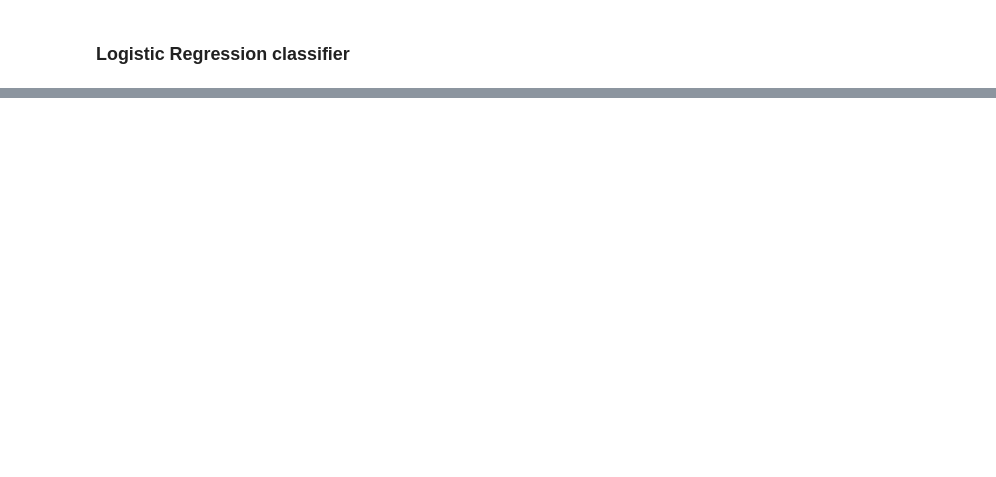
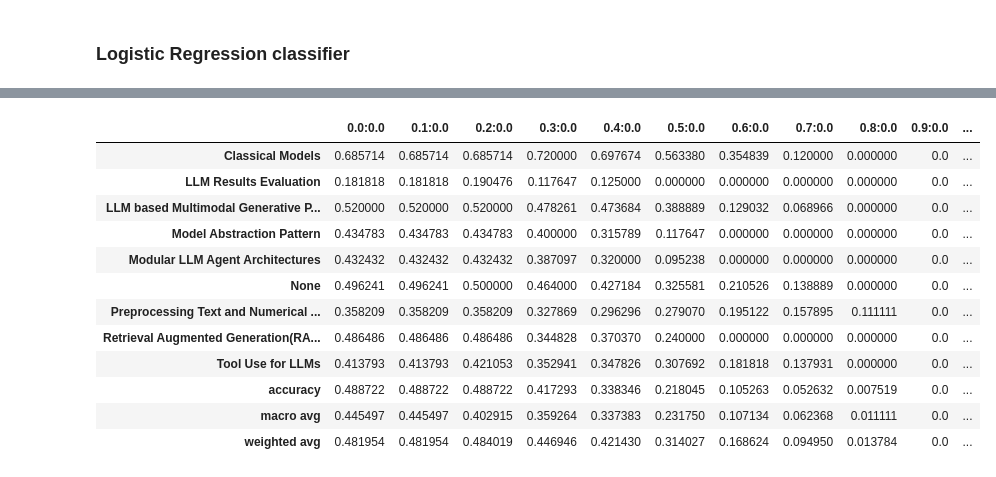
Before and after one commit to HasinthakaPiyumal/AI-Pattern-Mining-Project, a Jupyter notebook: notebooks/3.1.2 Classification Model Developent - II.ipynb, the cells around one changed output, grey strips where cells are left out. Cells and saved outputs as stored; diff of their text form; code cells hidden in the pictures; blank space fills up the shorter version.

```diff
--- a/notebooks/3.1.2 Classification Model Developent - II.ipynb
+++ b/notebooks/3.1.2 Classification Model Developent - II.ipynb
@@ -411,0 +325,2 @@ joblib.dump(label_encoder, ARTIFACT_DIR / "label_encoder.joblib")
+# %%
+lr_train(data)
@@ -411,0 +479,40 @@ joblib.dump(label_encoder, ARTIFACT_DIR / "label_encoder.joblib")
+# %%
+dist = pd.DataFrame(columns=proba_dist[0]['meta_proba'].columns)
+for fold_proba in proba_dist:
+    dist = pd.concat([dist,fold_proba['meta_proba']])
+# %%
+def get_prediction(row, class_threshold=0.5,none_threshold=0.5):
+    high_prob = row.max()
+    if high_prob >= class_threshold:
+        max_class = row.idxmax()
+        return max_class
+    elif high_prob <= none_threshold:
+        return 'None Type'
+    return "Other"
+
+
+def classify(class_threshold,none_threshold,data):
+    y_true = data['pattern'].fillna('None Type')
+    y_pred = data.drop('pattern', axis=1).apply(get_prediction, class_threshold=class_threshold,none_threshold=none_threshold, axis=1)
+    report = classification_report(y_true, y_pred, output_dict=True, zero_division=0)
+    macro = report['macro avg']
+    report_df = pd.DataFrame(report).T
+    return macro['precision'], macro['recall'], macro['f1-score'],report_df
+# %%
+best = None
+best_class_wise = pd.DataFrame()
+for th_t in range(0,100,10):
+    for thn in range(0,100,100):
+        th = th_t/100
+        thn=thn/100
+        precision, recall, f1, report_df = classify(th,thn,dist)
+
+        best_class_wise[str(th)+':'+str(thn)] = report_df['f1-score']
+
+        if best is None or f1 > best[0]:
+            best = (f1, th, precision, recall)
+        print(f"Threshold: {th} => Precision: {precision}, Recall: {recall}, F1-Score: {f1}")
+
+print("-"*10)
+print(f"Best Threshold: {best[1]} => Precision: {best[2]}, Recall: {best[3]}, F1-Score: {best[0]}")
+best_class_wise['best_threshold'] = best_class_wise.idxmax(axis=1)
@@ -411,0 +532,16 @@ joblib.dump(label_encoder, ARTIFACT_DIR / "label_encoder.joblib")
+# %%
+best_class_wise
+# %% [output]
+|  | 0.0:0.0 | 0.1:0.0 | 0.2:0.0 | 0.3:0.0 | 0.4:0.0 | 0.5:0.0 | 0.6:0.0 | 0.7:0.0 | 0.8:0.0 | 0.9:0.0 | ... |
+| Classical Models | 0.685714 | 0.685714 | 0.685714 | 0.720000 | 0.697674 | 0.563380 | 0.354839 | 0.120000 | 0.000000 | 0.0 | ... |
+| LLM Results Evaluation | 0.181818 | 0.181818 | 0.190476 | 0.117647 | 0.125000 | 0.000000 | 0.000000 | 0.000000 | 0.000000 | 0.0 | ... |
+| LLM based Multimodal Generative P... | 0.520000 | 0.520000 | 0.520000 | 0.478261 | 0.473684 | 0.388889 | 0.129032 | 0.068966 | 0.000000 | 0.0 | ... |
+| Model Abstraction Pattern | 0.434783 | 0.434783 | 0.434783 | 0.400000 | 0.315789 | 0.117647 | 0.000000 | 0.000000 | 0.000000 | 0.0 | ... |
+| Modular LLM Agent Architectures | 0.432432 | 0.432432 | 0.432432 | 0.387097 | 0.320000 | 0.095238 | 0.000000 | 0.000000 | 0.000000 | 0.0 | ... |
+| None | 0.496241 | 0.496241 | 0.500000 | 0.464000 | 0.427184 | 0.325581 | 0.210526 | 0.138889 | 0.000000 | 0.0 | ... |
+| Preprocessing Text and Numerical ... | 0.358209 | 0.358209 | 0.358209 | 0.327869 | 0.296296 | 0.279070 | 0.195122 | 0.157895 | 0.111111 | 0.0 | ... |
+| Retrieval Augmented Generation(RA... | 0.486486 | 0.486486 | 0.486486 | 0.344828 | 0.370370 | 0.240000 | 0.000000 | 0.000000 | 0.000000 | 0.0 | ... |
+| Tool Use for LLMs | 0.413793 | 0.413793 | 0.421053 | 0.352941 | 0.347826 | 0.307692 | 0.181818 | 0.137931 | 0.000000 | 0.0 | ... |
+| accuracy | 0.488722 | 0.488722 | 0.488722 | 0.417293 | 0.338346 | 0.218045 | 0.105263 | 0.052632 | 0.007519 | 0.0 | ... |
+| macro avg | 0.445497 | 0.445497 | 0.402915 | 0.359264 | 0.337383 | 0.231750 | 0.107134 | 0.062368 | 0.011111 | 0.0 | ... |
+| weighted avg | 0.481954 | 0.481954 | 0.484019 | 0.446946 | 0.421430 | 0.314027 | 0.168624 | 0.094950 | 0.013784 | 0.0 | ... |
```
Also changed, not shown: parts of 32 cells of this notebook, 1 other file.
